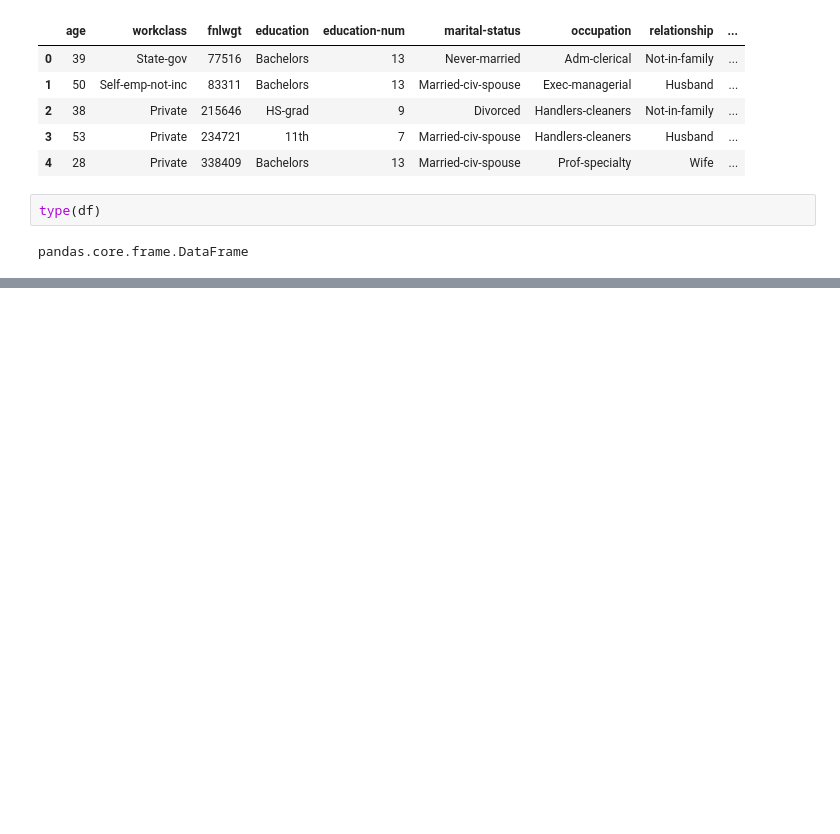
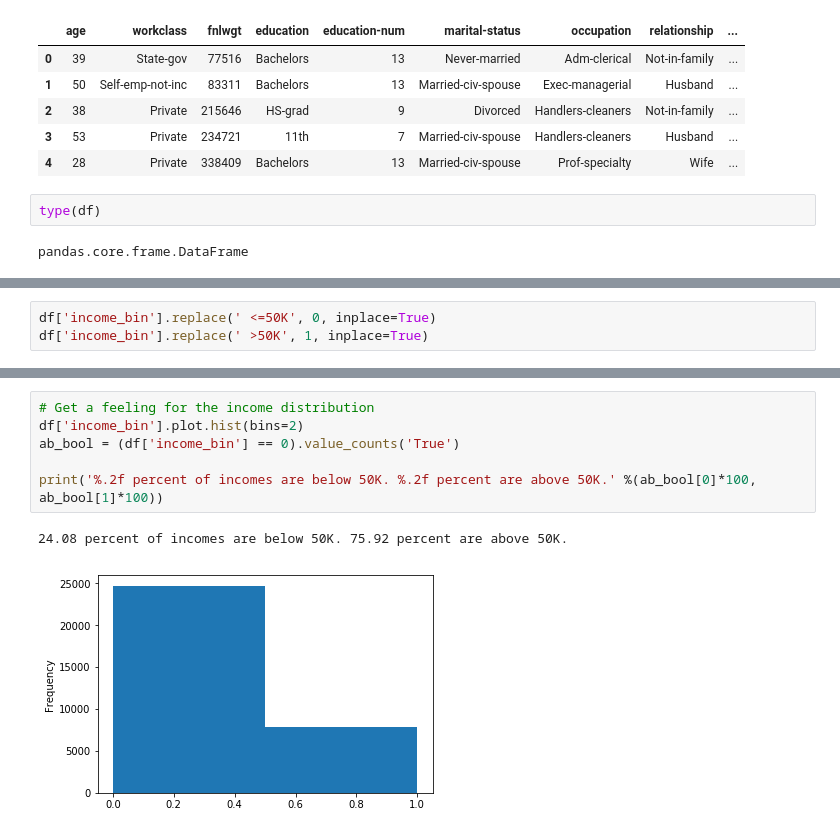
Before and after one commit to mikemillerr/Day8, a Jupyter notebook: Practicing_Pandas_on_the_adult_income_dataset.ipynb, the cells around one changed output, grey strips where cells are left out. Saved outputs shown, nothing was run; the diff lists cells and outputs as text; blank space fills up the shorter version.

```diff
--- a/Practicing_Pandas_on_the_adult_income_dataset.ipynb
+++ b/Practicing_Pandas_on_the_adult_income_dataset.ipynb
@@ -45,0 +37,3 @@ MultiIndex(levels=[['age', 'capital-gain', 'capital-loss', 'education', 'educati
+# %%
+df['income_bin'].replace(' <=50K', 0, inplace=True)
+df['income_bin'].replace(' >50K', 1, inplace=True)
@@ -45,0 +63,9 @@ MultiIndex(levels=[['age', 'capital-gain', 'capital-loss', 'education', 'educati
+# %%
+# Get a feeling for the income distribution
+df['income_bin'].plot.hist(bins=2)
+ab_bool = (df['income_bin'] == 0).value_counts('True')
+
+print('%.2f percent of incomes are below 50K. %.2f percent are above 50K.' %(ab_bool[0]*100, ab_bool[1]*100))
+# %% [output]
+24.08 percent of incomes are below 50K. 75.92 percent are above 50K.
+[figure, added]
```
Also changed, not shown: parts of 6 cells of this notebook, 2 other files.
